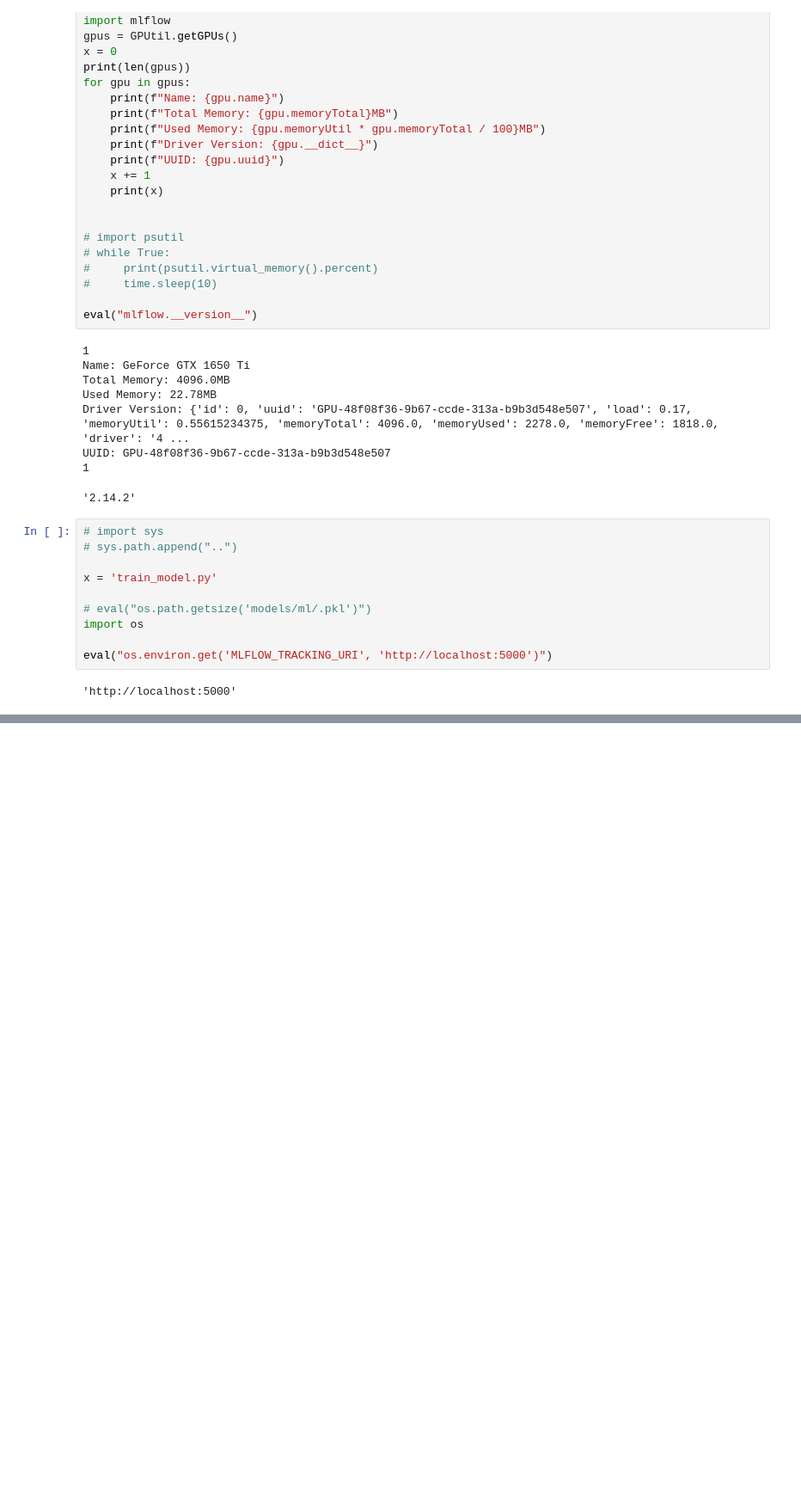
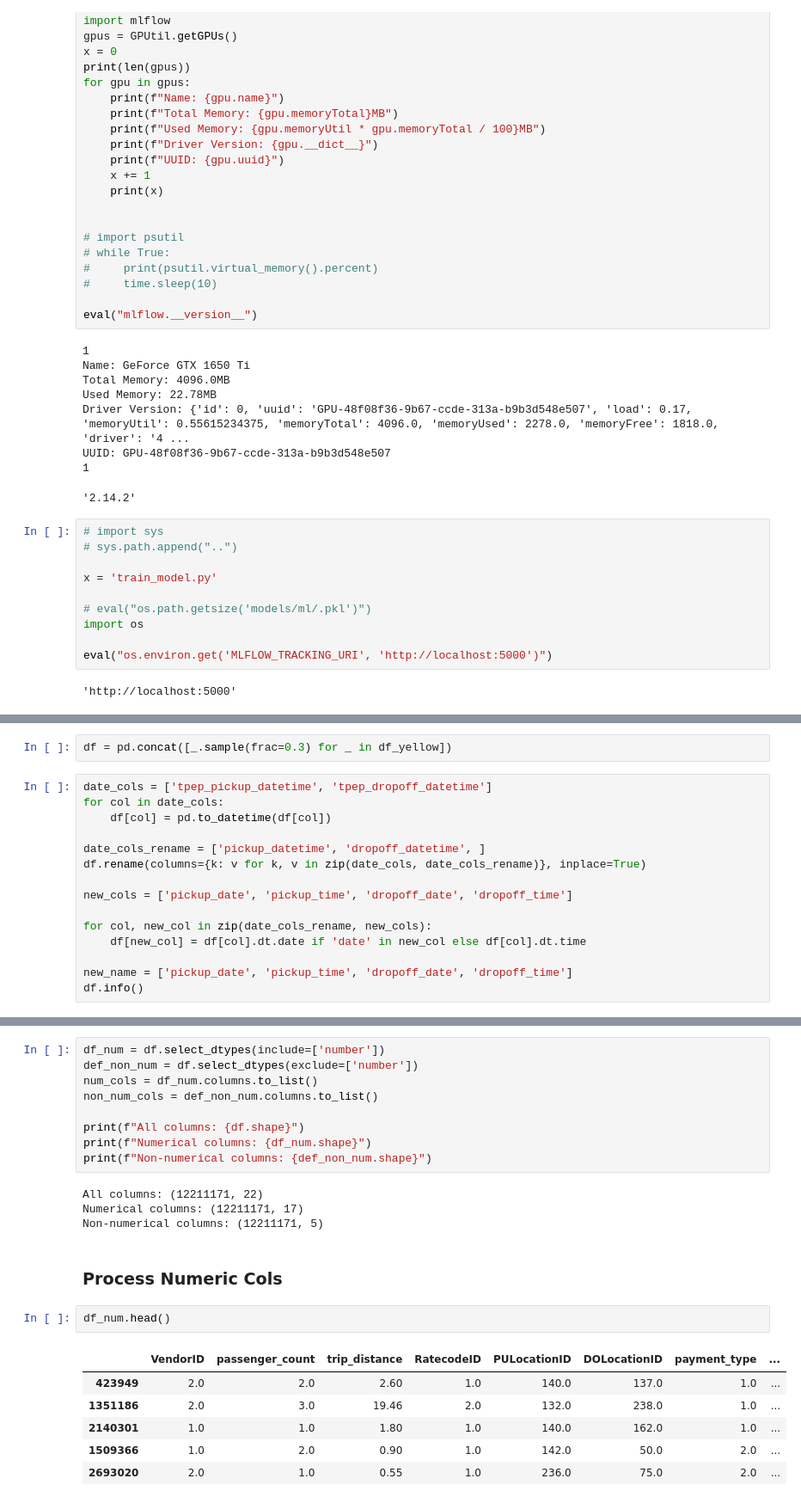
Before and after one commit to SamuelAmihere/TripNYC, a Jupyter notebook: models/ml/trainining.ipynb, the cells around one changed output, grey strips where cells are left out. Shown: that part at 86% size. Cells and saved outputs as stored; diff of their text form; blank space fills up the shorter version.

```diff
--- a/models/ml/trainining.ipynb
+++ b/models/ml/trainining.ipynb
@@ -358,0 +401,17 @@ eval("os.environ.get('MLFLOW_TRACKING_URI', 'http://localhost:5000')")
+# %%
+df = pd.concat([_.sample(frac=0.3) for _ in df_yellow])
+# %%
+date_cols = ['tpep_pickup_datetime', 'tpep_dropoff_datetime']
+for col in date_cols:
+    df[col] = pd.to_datetime(df[col])
+
+date_cols_rename = ['pickup_datetime', 'dropoff_datetime', ]
+df.rename(columns={k: v for k, v in zip(date_cols, date_cols_rename)}, inplace=True)
+
+new_cols = ['pickup_date', 'pickup_time', 'dropoff_date', 'dropoff_time']
+
+for col, new_col in zip(date_cols_rename, new_cols):
+    df[new_col] = df[col].dt.date if 'date' in new_col else df[col].dt.time
+
+new_name = ['pickup_date', 'pickup_time', 'dropoff_date', 'dropoff_time']
+df.info()
@@ -358,0 +495,24 @@ eval("os.environ.get('MLFLOW_TRACKING_URI', 'http://localhost:5000')")
+# %%
+df_num = df.select_dtypes(include=['number'])
+def_non_num = df.select_dtypes(exclude=['number'])
+num_cols = df_num.columns.to_list()
+non_num_cols = def_non_num.columns.to_list()
+
+print(f"All columns: {df.shape}")
+print(f"Numerical columns: {df_num.shape}")
+print(f"Non-numerical columns: {def_non_num.shape}")
+# %% [output]
+All columns: (12211171, 22)
+Numerical columns: (12211171, 17)
+Non-numerical columns: (12211171, 5)
+# %% [markdown]
+### Process Numeric Cols
+# %%
+df_num.head()
+# %% [output]
+|  | VendorID | passenger_count | trip_distance | RatecodeID | PULocationID | DOLocationID | payment_type | ... |
+| 423949 | 2.0 | 2.0 | 2.60 | 1.0 | 140.0 | 137.0 | 1.0 | ... |
+| 1351186 | 2.0 | 3.0 | 19.46 | 2.0 | 132.0 | 238.0 | 1.0 | ... |
+| 2140301 | 1.0 | 1.0 | 1.80 | 1.0 | 140.0 | 162.0 | 1.0 | ... |
+| 1509366 | 1.0 | 2.0 | 0.90 | 1.0 | 142.0 | 50.0 | 2.0 | ... |
+| 2693020 | 2.0 | 1.0 | 0.55 | 1.0 | 236.0 | 75.0 | 2.0 | ... |
```
Also changed, not shown: parts of 10 cells of this notebook, 7 other files.
